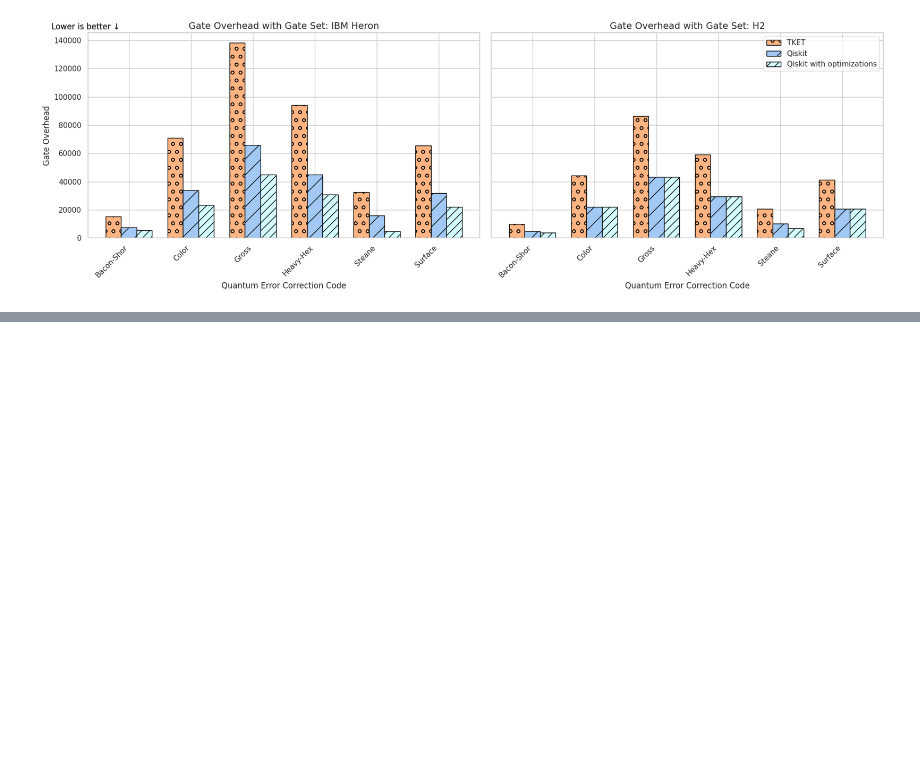
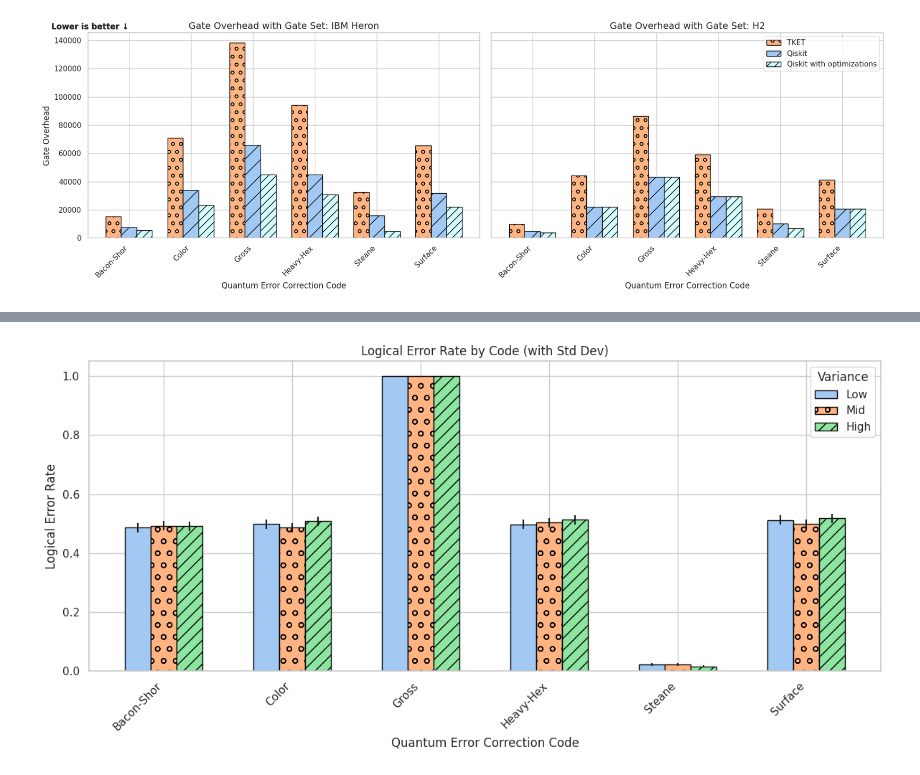
Before and after one commit to aswierkowska/eccentric_bench, a Jupyter notebook: utils/plots.ipynb, the cells around one changed output, grey strips where cells are left out. Cells and saved outputs as stored; diff of their text form; code cells hidden in the pictures; blank space fills up the shorter version.

```diff
--- a/utils/plots.ipynb
+++ b/utils/plots.ipynb
@@ -747,0 +751,79 @@ plot_faceted_overhead(df_hh, "Heavy-Hex")
+# %%
+import pandas as pd
+import numpy as np
+import matplotlib.pyplot as plt
+import seaborn as sns
+
+# Load data
+df = pd.read_csv("../experiment_results/Variance_03.07/results.csv")  # Update with the correct file path
+
+# Ensure `backend` is categorical with proper order
+backend_order = ["variance_low", "variance_mid", "variance_high"]
+df["backend"] = pd.Categorical(df["backend"], categories=backend_order, ordered=True)
+
+# Format code names
+def format_code(code):
+    code = code.capitalize()
+    if code == "Bacon":
+        return "Bacon-Shor"
+    elif code == "Hh":
+        return "Heavy-Hex"
+    return code
+
+df["code"] = df["code"].apply(format_code)
+
+# Calculate standard deviation using Bernoulli trial std formula
+df["std"] = np.sqrt(df["logical_error_rate"] * (1 - df["logical_error_rate"]) / df["num_samples"])
+
+# Plot settings
+sns.set(style="whitegrid")
+plt.figure(figsize=(12, 6))
+
+# Unique codes sorted
+codes = sorted(df["code"].unique())
+x = np.arange(len(codes))
+bar_width = 0.2
+
+# Color palette
+palette = sns.color_palette("pastel", n_colors=3)
+hatches = ["", "o", "//"]
+
+# Plot bars for each backend
+for i, backend in enumerate(backend_order):
+    subset = df[df["backend"] == backend]
+    means = []
+    stds = []
+
+    for code in codes:
+        row = subset[subset["code"] == code]
+        if not row.empty:
+            means.append(row["logical_error_rate"].values[0])
+            stds.append(row["std"].values[0])
+        else:
+            means.append(0)
+            stds.append(0)
+
+    plt.bar(
+        x + i * bar_width,
+        means,
+        yerr=stds,
+        width=bar_width,
+        color=palette[i],
+        hatch=hatches[i],
+        edgecolor="black",
+        label=backend.replace("variance_", "").capitalize()
+    )
+
+# Axes and labels
+plt.xticks(x + bar_width, codes, rotation=45, ha="right")
+plt.xlabel("Quantum Error Correction Code")
+plt.ylabel("Logical Error Rate")
+plt.title("Logical Error Rate by Code (with Std Dev)")
+plt.legend(title="Variance")
+plt.tight_layout()
+
+# Save / Show
+plt.savefig("../data/variance/varience_new.png")
+plt.show()
+# %% [output]
+[figure, added]
```
Also changed, not shown: parts of 11 cells of this notebook, 7 other files.
